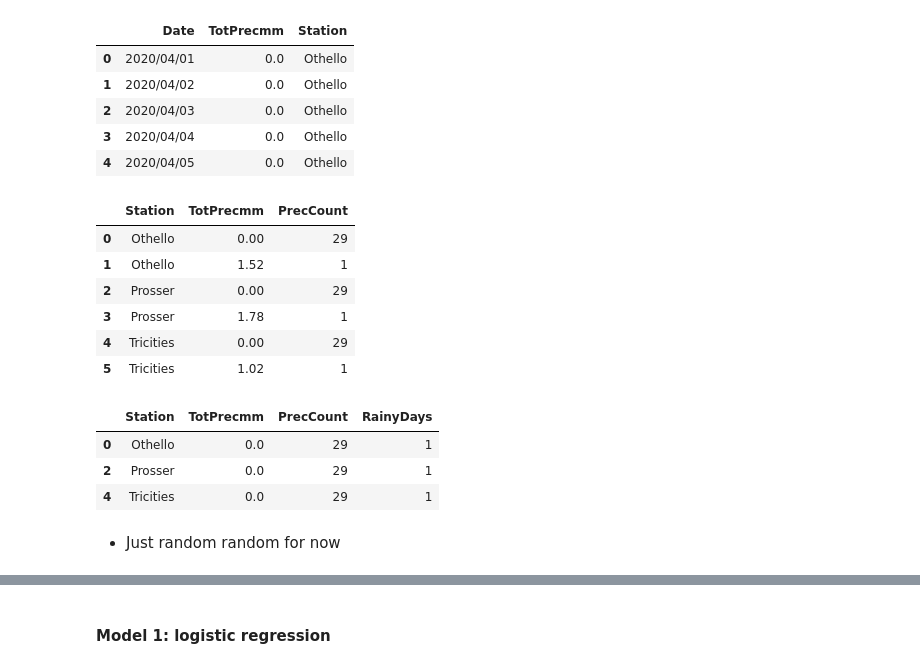
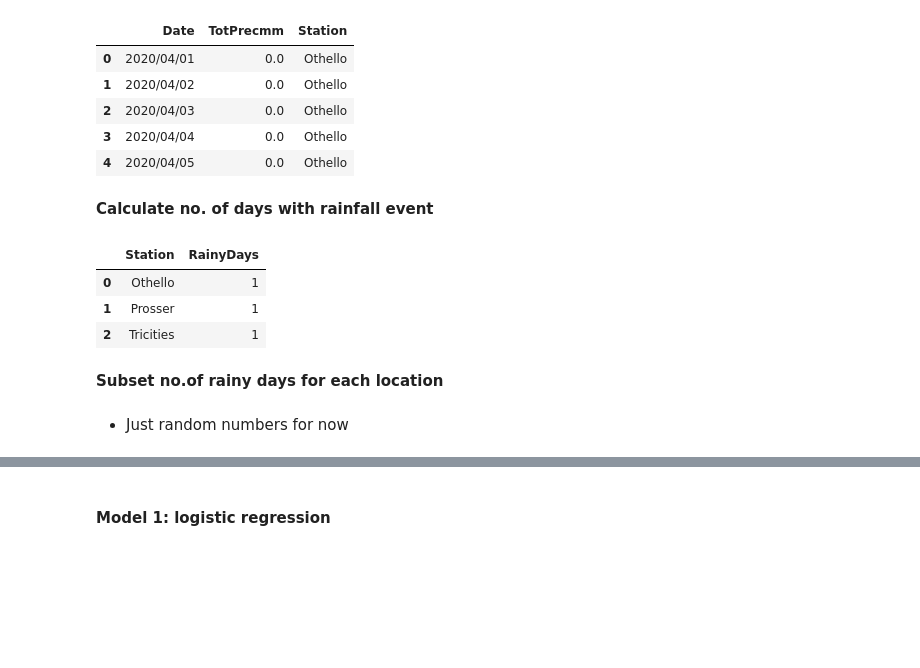
Before and after one commit to d-linnard/LateBlight, a Jupyter notebook: Scripts/Lateblight_2021.ipynb, the cells around one changed output, grey strips where cells are left out. Saved outputs shown, nothing was run; the diff lists cells and outputs as text; code cells hidden in the pictures; blank space fills up the shorter version.

```diff
--- a/Scripts/Lateblight_2021.ipynb
+++ b/Scripts/Lateblight_2021.ipynb
@@ -86,32 +118,24 @@ df_AM.head()
 | 2 | 2020/04/03 | 0.0 | Othello |
 | 3 | 2020/04/04 | 0.0 | Othello |
 | 4 | 2020/04/05 | 0.0 | Othello |
+# %% [markdown]
+**Calculate no. of days with rainfall event**
 # %%
-grouped = df_AM.groupby(['Station','TotPrecmm']).size().reset_index(name = 'PrecCount')
+grouped = df_AM[df_AM['TotPrecmm'].astype(bool)].groupby(['Station']).size().reset_index(name = 'RainyDays')#calcuate rainy days for each location
 grouped
 # %% [output]
-|  | Station | TotPrecmm | PrecCount |
-| 0 | Othello | 0.00 | 29 |
-| 1 | Othello | 1.52 | 1 |
-| 2 | Prosser | 0.00 | 29 |
-| 3 | Prosser | 1.78 | 1 |
-| 4 | Tricities | 0.00 | 29 |
-| 5 | Tricities | 1.02 | 1 |
+|  | Station | RainyDays |
+| 0 | Othello | 1 |
+| 1 | Prosser | 1 |
+| 2 | Tricities | 1 |
-# %%
-grouped = grouped.query('TotPrecmm==0')
-grouped['RainyDays'] = 30- grouped['PrecCount']
-grouped
-# %% [output]
-|  | Station | TotPrecmm | PrecCount | RainyDays |
-| 0 | Othello | 0.0 | 29 | 1 |
-| 2 | Prosser | 0.0 | 29 | 1 |
-| 4 | Tricities | 0.0 | 29 | 1 |
+# %% [markdown]
+**Subset no.of rainy days for each location**
 # %%
 RainDays_April_Othello = np.array(grouped['RainyDays'][(grouped['Station']=='Othello')])
 RainDays_April_Prosser = np.array(grouped['RainyDays'][(grouped['Station']=='Prosser')])
 RainDays_April_Tricities = np.array(grouped['RainyDays'][(grouped['Station']=='Tricities')])
 # %% [markdown]
-* Just random random for now
+* Just random numbers for now
 # %%
 RainDays_May_Othello = 6
 RainDays_May_Prosser = 9
```
Also changed, not shown: parts of 29 cells of this notebook.
